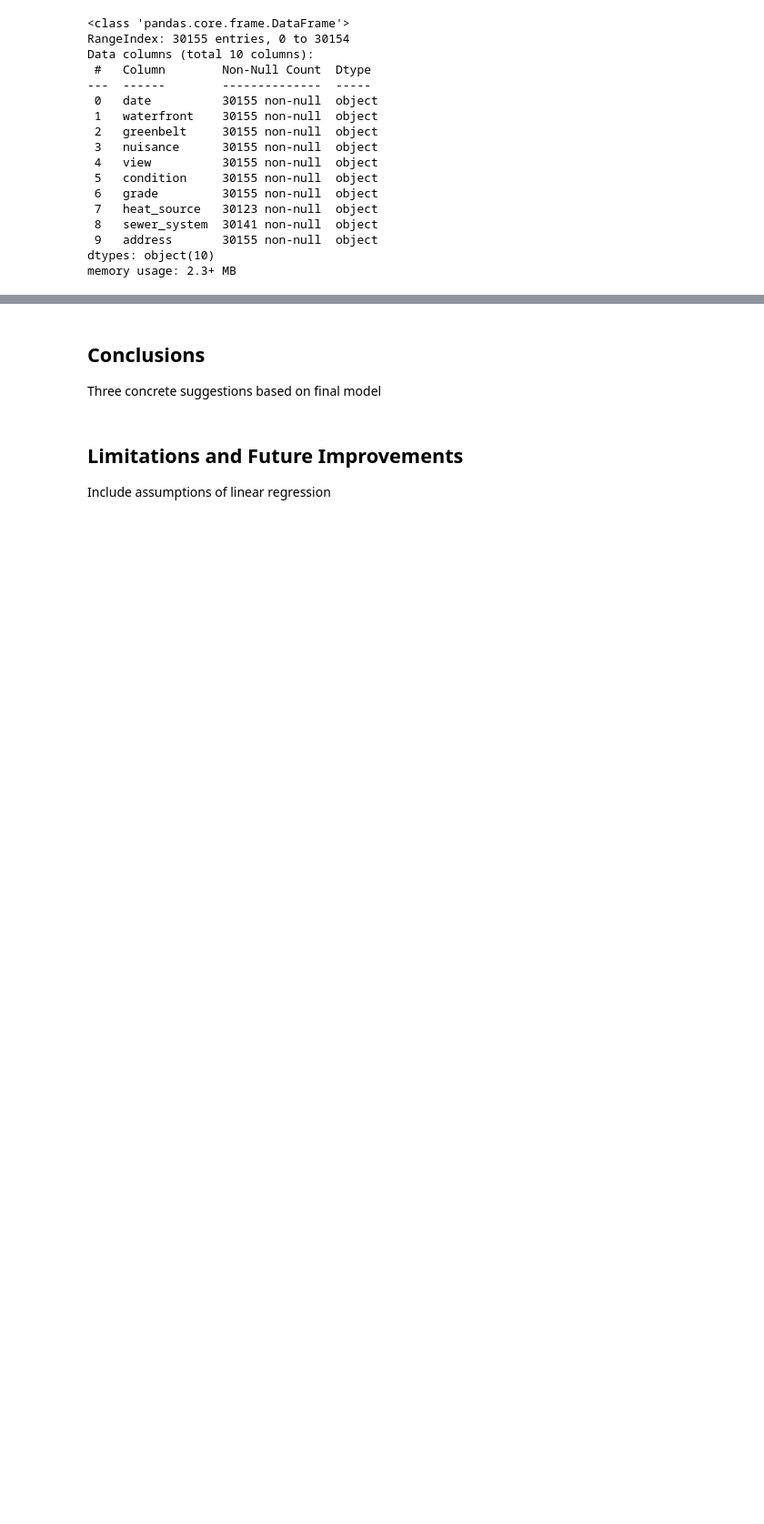
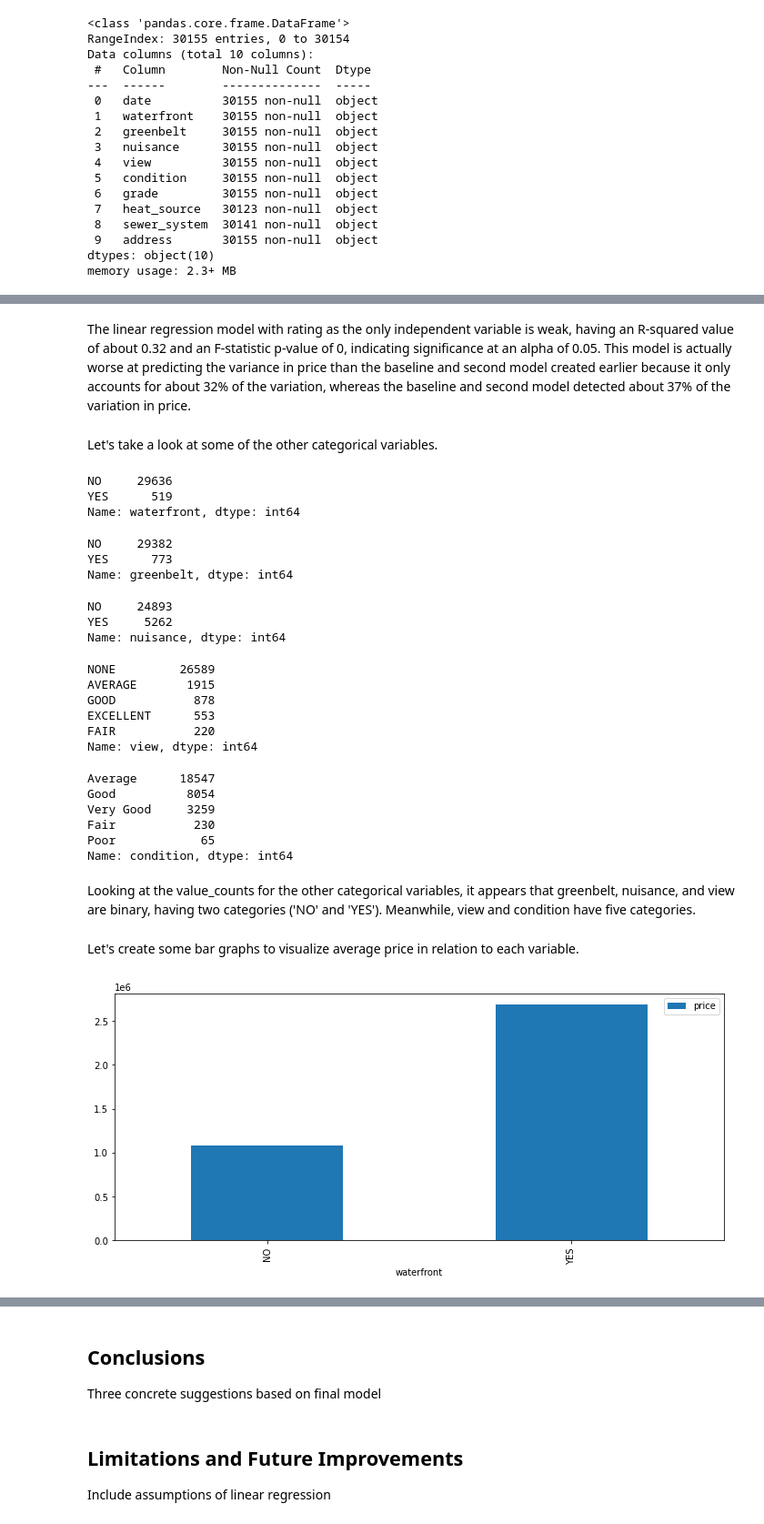
Before and after one commit to jbenedito99/dsc-phase-2-project-v2-5, a Jupyter notebook: student.ipynb, the cells around one changed output, grey strips where cells are left out. Shown at 91% size. Cells and saved outputs as stored; diff of their text form; code cells hidden in the pictures; blank space fills up the shorter version.

```diff
--- a/student.ipynb
+++ b/student.ipynb
@@ -265,0 +369,50 @@ Following our one-hot encoding, we can generate our linear regression model.
+# %% [markdown]
+The linear regression model with rating as the only independent variable is weak, having an R-squared value of about 0.32 and an F-statistic p-value of 0, indicating significance at an alpha of 0.05. This model is actually worse at predicting the variance in price than the baseline and second model created earlier because it only accounts for about 32% of the variation, whereas the baseline and second model detected about 37% of the variation in price.
+# %% [markdown]
+Let's take a look at some of the other categorical variables.
+# %%
+categorical_data_cut['waterfront'].value_counts()
+# %% [output]
+NO     29636
+YES      519
+Name: waterfront, dtype: int64
+# %%
+categorical_data_cut['greenbelt'].value_counts()
+# %% [output]
+NO     29382
+YES      773
+Name: greenbelt, dtype: int64
+# %%
+categorical_data_cut['nuisance'].value_counts()
+# %% [output]
+NO     24893
+YES     5262
+Name: nuisance, dtype: int64
+# %%
+categorical_data_cut['view'].value_counts()
+# %% [output]
+NONE         26589
+AVERAGE       1915
+GOOD           878
+EXCELLENT      553
+FAIR           220
+Name: view, dtype: int64
+# %%
+categorical_data_cut['condition'].value_counts()
+# %% [output]
+Average      18547
+Good          8054
+Very Good     3259
+Fair           230
+Poor            65
+Name: condition, dtype: int64
+# %% [markdown]
+Looking at the value_counts for the other categorical variables, it appears that greenbelt, nuisance, and view are binary, having two categories ('NO' and 'YES'). Meanwhile, view and condition have five categories.
+# %% [markdown]
+Let's create some bar graphs to visualize average price in relation to each variable.
+# %%
+# waterfront vs price
+fig, ax = plt.subplots(figsize=(12,5))
+categorical_data_cut.groupby("waterfront").mean().plot.bar(y="price", ax=ax);
+# %% [output]
+[figure, added]
```
Also changed, not shown: parts of 43 cells of this notebook.
